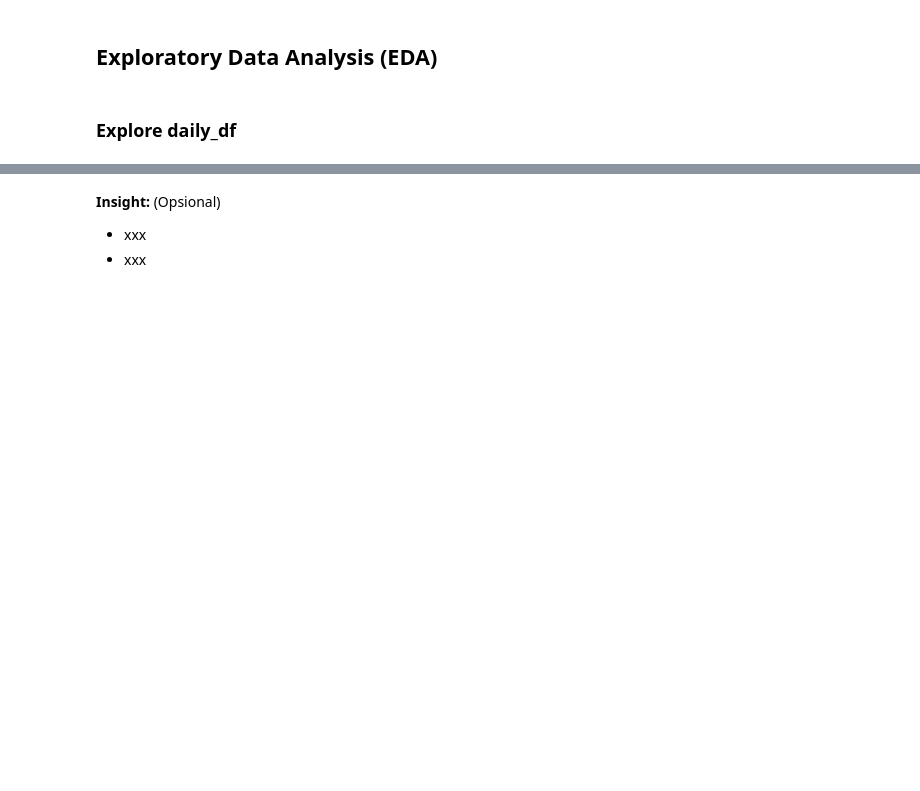
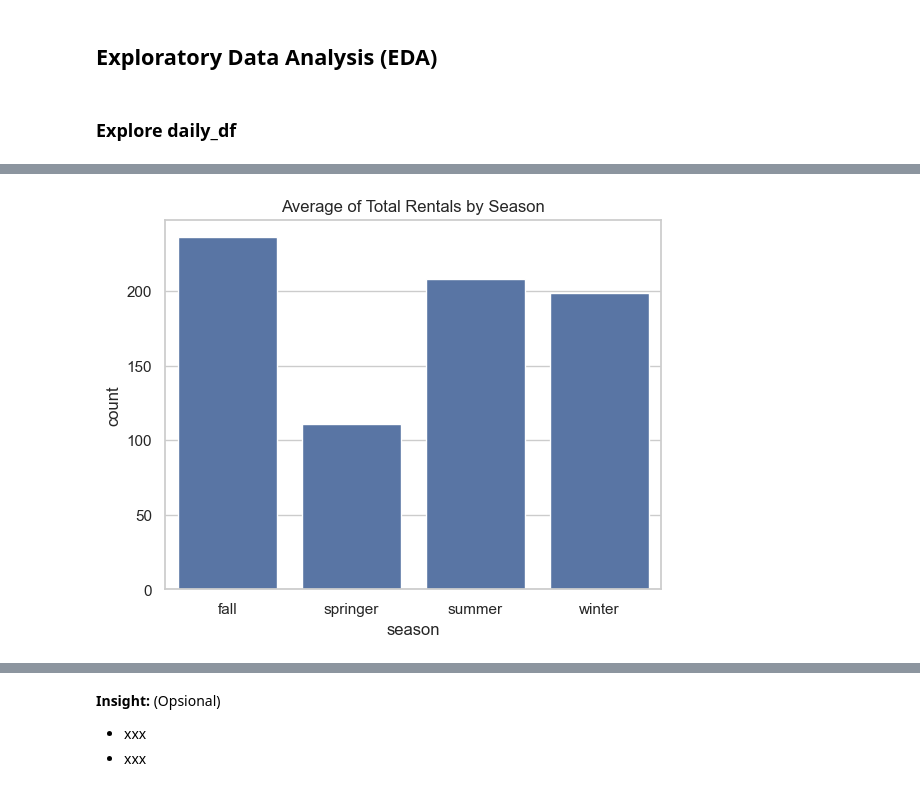
Before and after one commit to muchammadwr/bike-sharing-analytics, a Jupyter notebook: notebook.ipynb, the cells around one changed output, grey strips where cells are left out. Drawn from its saved outputs; the diff is of its cells as text; code cells hidden in the pictures; blank space fills up the shorter version.

```diff
--- a/notebook.ipynb
+++ b/notebook.ipynb
@@ -427,0 +783,3 @@ daily_df.head()
+# %%
+highest_average_seasons = hourly_df.groupby("season")["count"].mean().reset_index()
+highest_average_seasons
@@ -427,0 +792,8 @@ daily_df.head()
+# %%
+sns.set_theme(style="whitegrid")
+# Initialize the matplotlib figure
+sns.barplot(x="season", y="count", data=highest_average_seasons)
+plt.title("Average of Total Rentals by Season")
+plt.show()
+# %% [output]
+[figure, added]
```
Also changed, not shown: parts of 60 cells of this notebook, 3 other files.
